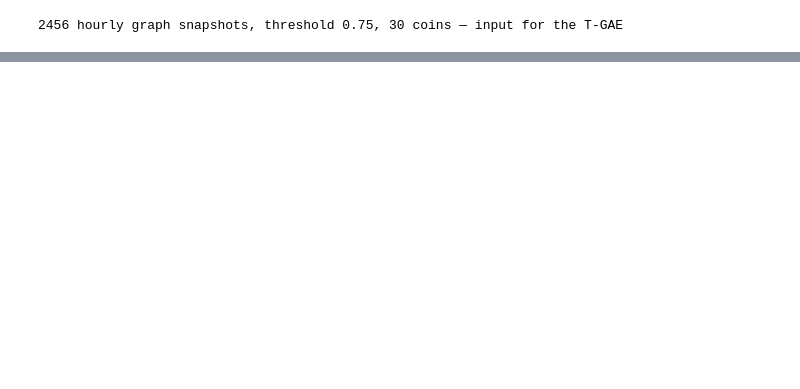
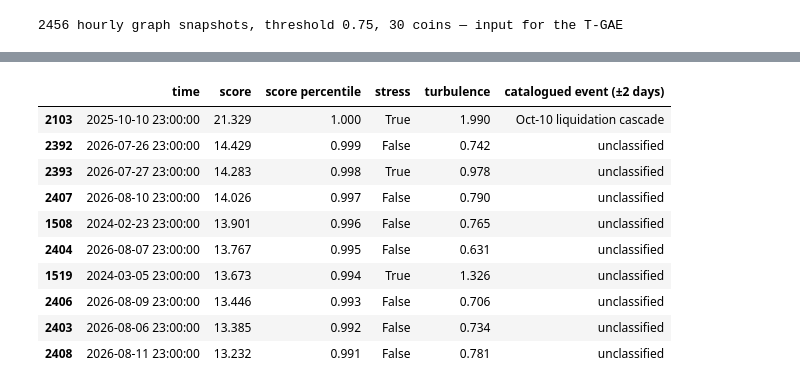
Before and after one commit to da-ksh-esh/CryptoGraph, a Jupyter notebook: notebooks/06_robustness_tgae.ipynb, the cells around one changed output, grey strips where cells are left out. Cells and saved outputs as stored; diff of their text form; code cells hidden in the pictures; blank space fills up the shorter version.

```diff
--- a/notebooks/06_robustness_tgae.ipynb
+++ b/notebooks/06_robustness_tgae.ipynb
@@ -51,0 +70,28 @@ print(f"{len(snaps['snapshot_t'])} hourly graph snapshots, threshold {snaps['und
+# %%
+events = pd.read_csv("../data/external/events.csv", parse_dates=["date"])
+fig = go.Figure()
+fig.add_trace(go.Scatter(x=avg["time"], y=avg["score"].rolling(7, min_periods=1).mean(), name="T-GAE score (7-day mean)"))
+st_days = avg[avg["stress"]]
+fig.add_trace(go.Scatter(x=st_days["time"], y=[avg["score"].quantile(0.02)] * len(st_days), mode="markers",
+                         marker=dict(size=3, color="#ff5252"), name="stress day"))
+for _, e in events[events["date"] >= avg["time"].min()].iterrows():
+    fig.add_vline(x=e["date"], line_dash="dot", line_color="#888")
+for b in ("2022-07-01", "2024-01-01"):
+    fig.add_vline(x=pd.Timestamp(b), line_color="#ffd54f")
+fig.update_layout(title="T-GAE anomaly score (mean of 5 seeds; dotted = catalogued events, yellow = split boundaries)", height=430)
+fig.show()
+rows = []
+for s in ("val", "test"):
+    for target in ("stress", "stress_next_day"):
+        r = {"split": s, "target": "same day" if target == "stress" else "next day"}
+        for name in ("score", "turbulence", "density"):
+            v = [m.get(f"{s}_auroc_{target}_{name}", np.nan) for m in mets]
+            r[{"score": "T-GAE", "turbulence": "day turbulence", "density": "graph density"}[name]] = \
+                f"{np.mean(v):.3f} ± {np.std(v, ddof=1):.3f}" if name == "score" else f"{v[0]:.3f}"
+        rows.append(r)
+display(pd.DataFrame(rows).set_index(["split", "target"]))
+inc = pd.DataFrame([{"target": t, "turbulence only": np.mean([m[f"test_auroc_{t}_logit_turbulence"] for m in mets]),
+                     "turbulence + T-GAE": np.mean([m[f"test_auroc_{t}_logit_turbulence_plus_score"] for m in mets])}
+                    for t in ("stress", "stress_next_day")]).set_index("target")
+print("Does the T-GAE add to turbulence? Logistic models fitted on validation, AUROC on test (mean of 5 seeds):")
+display(inc.round(3))
@@ -51,0 +212,20 @@ print(f"{len(snaps['snapshot_t'])} hourly graph snapshots, threshold {snaps['und
+# %%
+tst = avg[avg["split"] == "test"].nlargest(10, "score").copy()
+def match(d):
+    near = events[(events["date"] - d).abs() <= pd.Timedelta(days=2)]
+    return near.iloc[0]["name"] if len(near) else "unclassified"
+tst["catalogued event (±2 days)"] = tst["time"].map(match)
+tst["score percentile"] = tst["score"].map(lambda v: (avg.loc[avg["split"] == "test", "score"] <= v).mean())
+display(tst[["time", "score", "score percentile", "stress", "turbulence", "catalogued event (±2 days)"]].round(3))
+# %% [output]
+|  | time | score | score percentile | stress | turbulence | catalogued event (±2 days) |
+| 2103 | 2025-10-10 23:00:00 | 21.329 | 1.000 | True | 1.990 | Oct-10 liquidation cascade |
+| 2392 | 2026-07-26 23:00:00 | 14.429 | 0.999 | False | 0.742 | unclassified |
+| 2393 | 2026-07-27 23:00:00 | 14.283 | 0.998 | True | 0.978 | unclassified |
+| 2407 | 2026-08-10 23:00:00 | 14.026 | 0.997 | False | 0.790 | unclassified |
+| 1508 | 2024-02-23 23:00:00 | 13.901 | 0.996 | False | 0.765 | unclassified |
+| 2404 | 2026-08-07 23:00:00 | 13.767 | 0.995 | False | 0.631 | unclassified |
+| 1519 | 2024-03-05 23:00:00 | 13.673 | 0.994 | True | 1.326 | unclassified |
+| 2406 | 2026-08-09 23:00:00 | 13.446 | 0.993 | False | 0.706 | unclassified |
+| 2403 | 2026-08-06 23:00:00 | 13.385 | 0.992 | False | 0.734 | unclassified |
+| 2408 | 2026-08-11 23:00:00 | 13.232 | 0.991 | False | 0.781 | unclassified |
```
Also changed, not shown: parts of 21 cells of this notebook, 1 other file.
